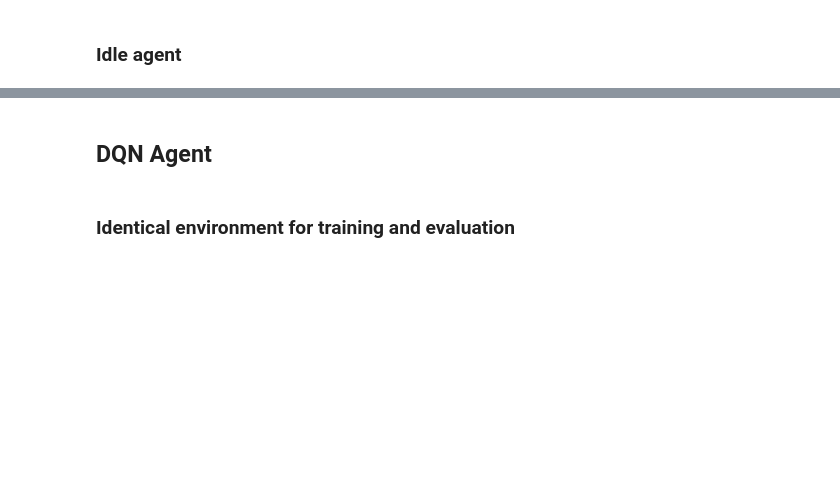
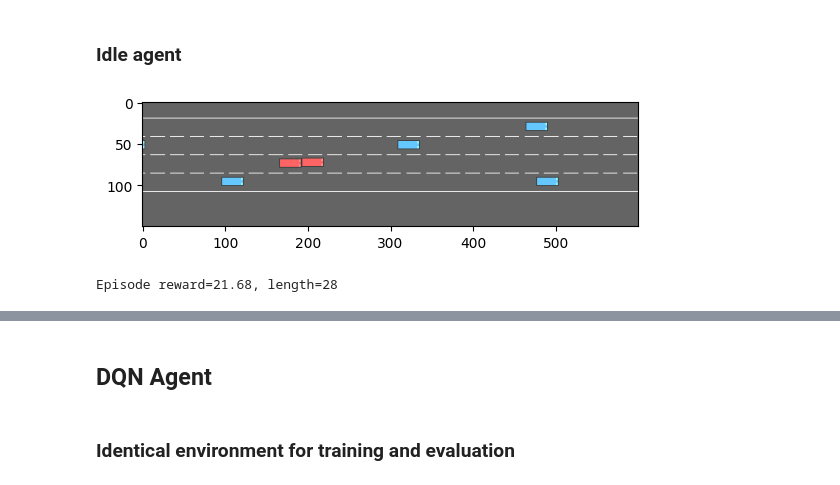
Before and after one commit to Limekaaa/highway-rl, a Jupyter notebook: dqn_analysis.ipynb, the cells around one changed output, grey strips where cells are left out. Saved outputs shown, nothing was run; the diff lists cells and outputs as text; code cells hidden in the pictures; blank space fills up the shorter version.

```diff
--- a/dqn_analysis.ipynb
+++ b/dqn_analysis.ipynb
@@ -71,0 +81,11 @@ rewards, lengths = eval_agent(env, agent, seeds=eval_seeds, show_progress=True)
+# %%
+should_save = True
+
+seed = 4
+reward, length = run_one_episode(env, agent, display=True, seed=seed)
+
+if should_save:
+    save_gif(env, agent, path="idle_agent.gif", seed=seed)
+# %% [output]
+[figure, added]
+Episode reward=21.68, length=28
```
Also changed, not shown: parts of 29 cells of this notebook, 6 other files.
